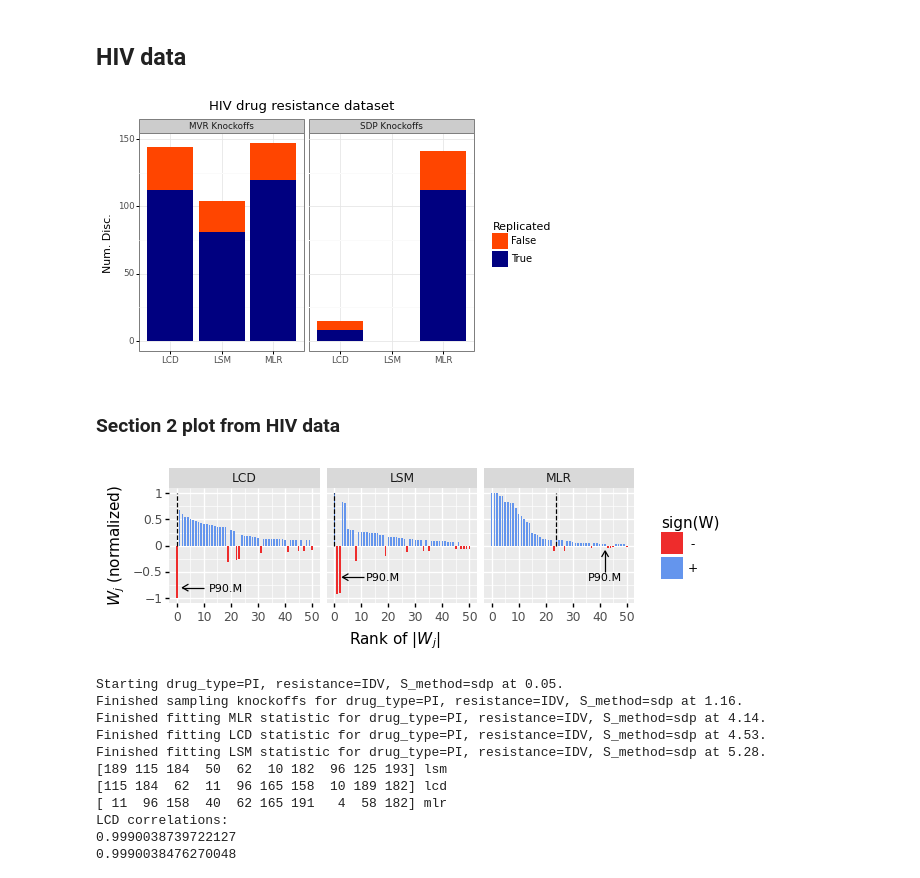
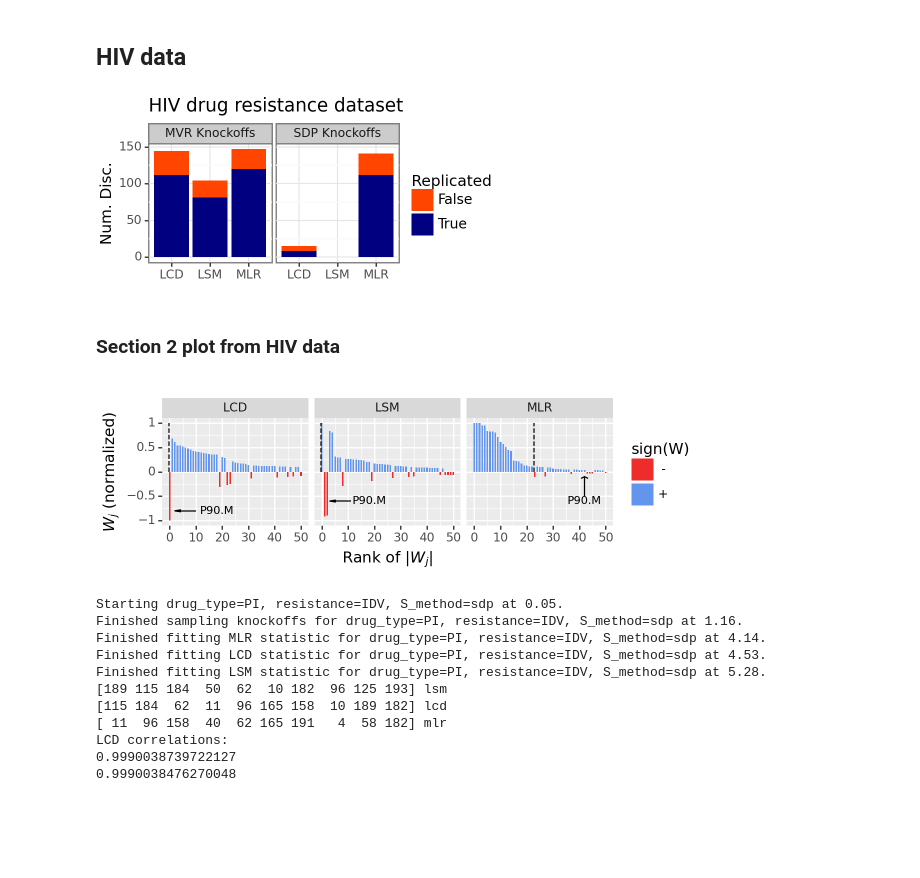
Before and after one commit to amspector100/mlr_knockoff_paper, a Jupyter notebook: final-plots/final_plots.ipynb, the cells around one changed output. Saved outputs shown, nothing was run; the diff lists cells and outputs as text; code cells hidden in the pictures; blank space fills up the shorter version.

Commit message:
updated hiv plots, bug in thresh

```diff
--- a/final-plots/final_plots.ipynb
+++ b/final-plots/final_plots.ipynb
@@ -597,41 +682,37 @@ rej = pd.melt(
     rej,
     id_vars=['fstat', 'S_method', 'drug_type', 'resistance'],
     var_name='true',
     value_name='ndisc'
 )
 rej['true'] = pd.Categorical(rej['true'].str.contains('true'))
 
 
 # Summary statistics
 trej = rej.groupby(['fstat', 'S_method', 'true'])['ndisc'].sum().reset_index()
 trej['S_method'] = trej['S_method'] + " Knockoffs"
 
 g = (
     ggplot(trej, aes(x='fstat', y='ndisc', fill='true'))
     + geom_col(position='stack')
     + facet_wrap("~S_method")#, labeller='label_both')
     + scale_fill_manual(['orangered', 'navy', 'cornflowerblue'])
     + theme_bw()
     + theme(
-        figure_size=(4,2), g.save("section2/wstat_plot_hiv.png", dpi=500)
-
-        legend_position=(1.01,0.5),
+        figure_size=(4,2),
         legend_text=element_text(size=10),
         legend_title=element_text(size=11),
-        #plot_margin=0,
-        #subplots_adjust={'right':0.85,}
     )
     + labs(
-        x=None,#'Feature Statistic',
+        x='',#'Feature Statistic',
         fill='Replicated',
         y='Num. Disc.',
         title=f"HIV drug resistance dataset"
     )
 )
-#g.save(f"section4/hiv_application.png", dpi=500)
+g.save(f"section4/hiv_application.png", dpi=500)
 print(g)
 # %% [output]
-[figure, old version]
+[figure, new version]
 # %% [markdown]
 ### Section 2 plot from HIV data
 # %%
@@ -639,12 +720,10 @@ drug_type = 'PI'
 drug = 'IDV'
 
 Wdf = pd.read_csv("../real_data/hiv_data/results/W_sorted.csv")
-Tdf = pd.read_csv("../real_data/hiv_data/results/thresholds.csv")
 Wdf = Wdf.loc[(Wdf['drug'] == drug) & (Wdf['knockoff_type'] == 'sdp')]
 Wdf['sign(W)'] = (Wdf['W'] > 0).apply(lambda x: '+' if x else ' -')
-Tdf = Tdf.loc[(Tdf['drug'] == drug) & (Tdf['knockoff_type'] == 'sdp')]
-Tdf['sign(W)'] = ' -'
-
+# Thresholds for plotting
+Tdf = compute_Tdf(Wdf)
 
 arrows = pd.DataFrame(columns=['rank', 'W', 'fstat'])
 arrows['rank'] = [10, 2, 11, 3, 42, 42]
@@ -692,14 +771,13 @@ g = (ggplot(
   )
   + scale_color_manual(values=('#ee2c2c', 'cornflowerblue'))
   + scale_fill_manual(values=('#ee2c2c', 'cornflowerblue'))
-  + theme(figure_size=(6,1.5))
+  + theme(figure_size=(6,2))
 )
 print(g)
-#g.save("section2/wstat_plot_hiv.png", dpi=500)
-g += theme(figure_size=(6,3))
+g.save("section2/wstat_plot_hiv.png", dpi=500)
 #g.save("presentation/section2/wstat_plot_hiv.png", dpi=500)
 # %% [output]
-[figure, old version]
+[figure, new version]
 # %%
 import time; t0 = time.time()
 drug_type = 'PI'
```
Also changed, not shown: parts of 12 cells of this notebook, 1 other file.
